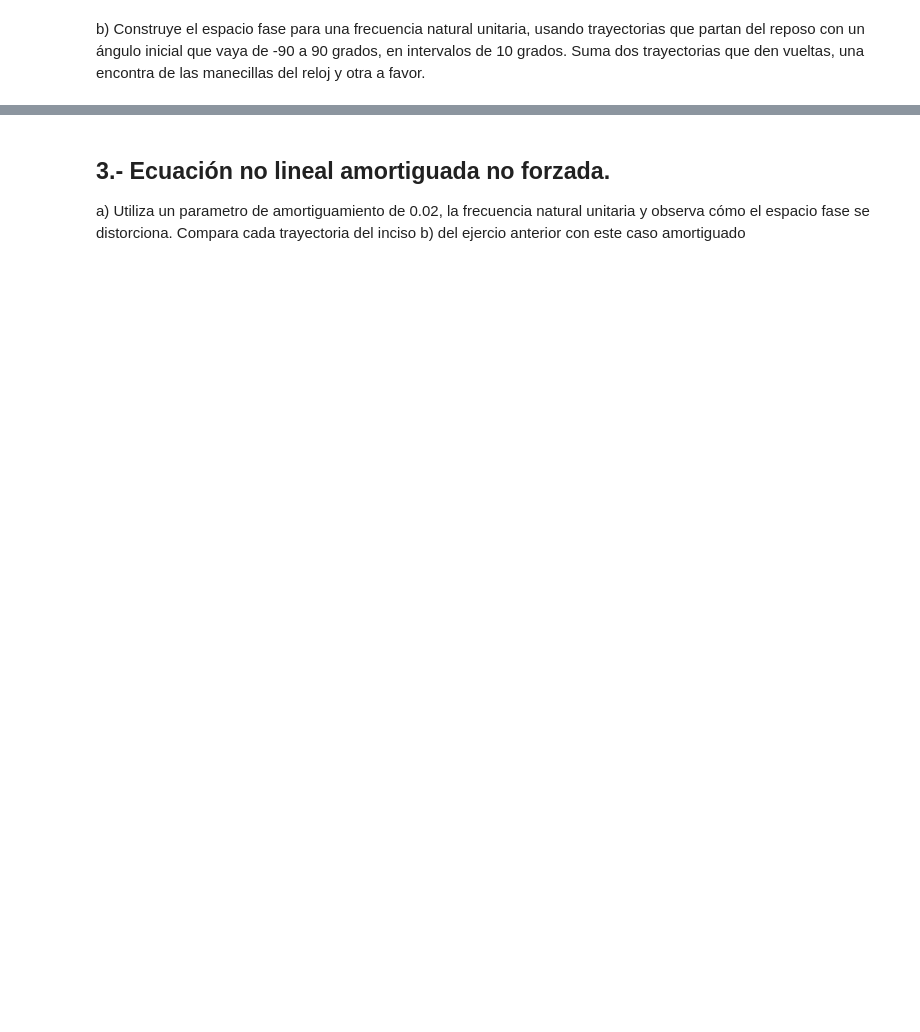
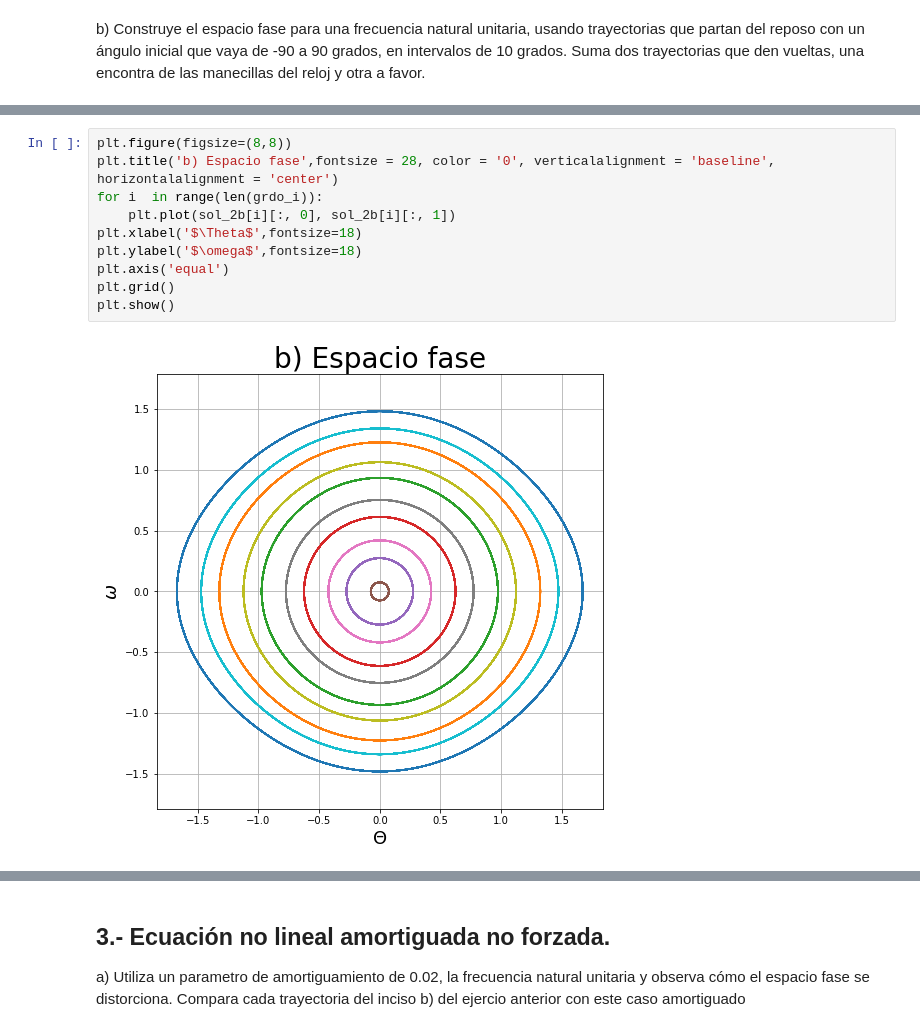
Before and after one commit to MecAnalitica/tarea2-Oscar2401, a Jupyter notebook: Tarea2/Tarea2.ipynb, the cells around one changed output, grey strips where cells are left out. Saved outputs shown, nothing was run; the diff lists cells and outputs as text; blank space fills up the shorter version.

```diff
--- a/Tarea2/Tarea2.ipynb
+++ b/Tarea2/Tarea2.ipynb
@@ -262,0 +272,12 @@ plt.show()
+# %%
+plt.figure(figsize=(8,8))
+plt.title('b) Espacio fase',fontsize = 28, color = '0', verticalalignment = 'baseline', horizontalalignment = 'center')
+for i  in range(len(grdo_i)):
+    plt.plot(sol_2b[i][:, 0], sol_2b[i][:, 1])
+plt.xlabel('$\Theta$',fontsize=18)
+plt.ylabel('$\omega$',fontsize=18)
+plt.axis('equal')
+plt.grid()
+plt.show()
+# %% [output]
+[figure, added]
```
Also changed, not shown: parts of 18 cells of this notebook.
